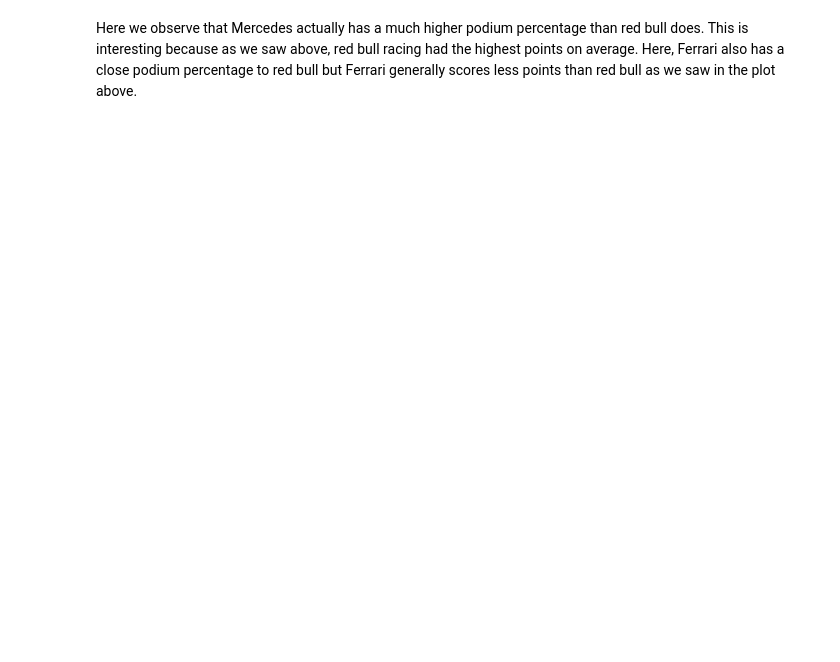
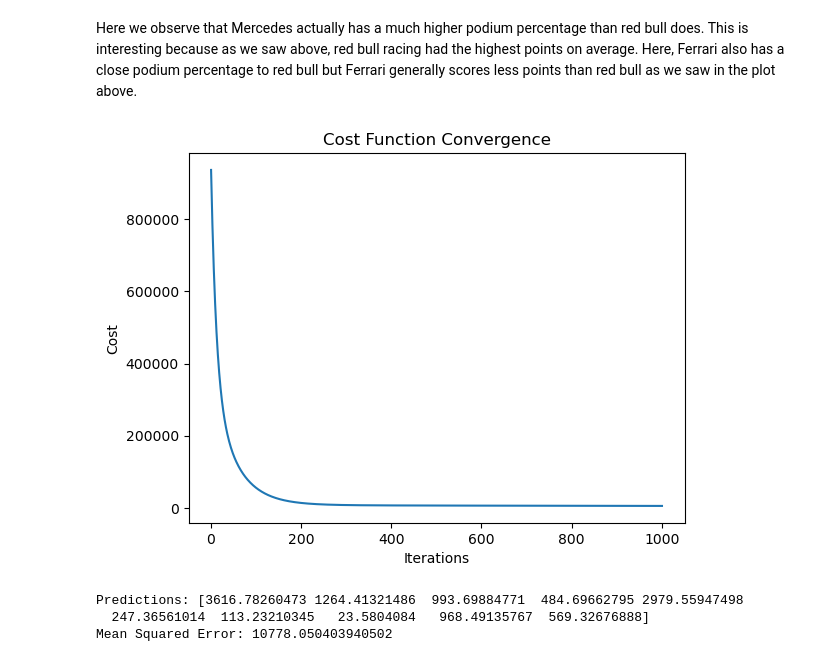
Before and after one commit to Dekamayaro/F1-Prediction-Project, a Jupyter notebook: project.ipynb, the cells around one changed output. Drawn from its saved outputs; the diff is of its cells as text; code cells hidden in the pictures; blank space fills up the shorter version.

Commit message:
gradient descent code

```diff
--- a/project.ipynb
+++ b/project.ipynb
@@ -526,3 +526,57 @@ Passing `palette` without assigning `hue` is deprecated and will be removed in v
 [figure]
 # %% [markdown]
 Here we observe that Mercedes actually has a much higher podium percentage than red bull does. This is interesting because as we saw above, red bull racing had the highest points on average. Here, Ferrari also has a close podium percentage to red bull but Ferrari generally scores less points than red bull as we saw in the plot above.
+# %%
+import numpy as np
+import pandas as pd
+import matplotlib.pyplot as plt
+
+# Assuming 'all_drivers' is your dataframe and it contains the relevant features
+features = all_drivers[['Podium Percentage', 'Podiums', 'Points', 'Grands Prix Entered', 'World Championships']]
+target = all_drivers['Points']
+
+# Normalize the features (standardization)
+features_scaled = (features - features.mean()) / features.std()
+
+# Convert to numpy arrays for matrix operations
+X = np.c_[np.ones(features_scaled.shape[0]), features_scaled.values]  # Add intercept term (bias)
+y = target.values
+
+# Gradient Descent function
+def gradient_descent(X, y, learning_rate=0.01, iterations=1000):
+    m = len(y)  # number of training examples
+    theta = np.zeros(X.shape[1])  # Initialize parameters (weights)
+    cost_history = []
+
+    for _ in range(iterations):
+        prediction = np.dot(X, theta)  # Hypothesis
+        error = prediction - y
+        gradient = (1 / m) * np.dot(X.T, error)  # Gradient calculation
+        theta -= learning_rate * gradient  # Update parameters
+        cost = (1 / (2 * m)) * np.sum(error**2)  # Compute cost
+        cost_history.append(cost)
+
+    return theta, cost_history
+
+# Run gradient descent
+theta, cost_history = gradient_descent(X, y, learning_rate=0.01, iterations=1000)
+
+# Plot the cost function over iterations
+plt.plot(range(1, len(cost_history) + 1), cost_history)
+plt.xlabel('Iterations')
+plt.ylabel('Cost')
+plt.title('Cost Function Convergence')
+plt.show()
+
+# Make predictions on the training set
+predictions = np.dot(X, theta)
+print("Predictions:", predictions[:10])
+
+# Evaluate the model (Mean Squared Error)
+mse = np.mean((predictions - y) ** 2)
+print("Mean Squared Error:", mse)
+# %% [output]
+[figure, added]
+Predictions: [3616.78260473 1264.41321486  993.69884771  484.69662795 2979.55947498
+  247.36561014  113.23210345   23.5804084   968.49135767  569.32676888]
+Mean Squared Error: 10778.050403940502
```
Also changed, not shown: parts of 6 cells of this notebook.
